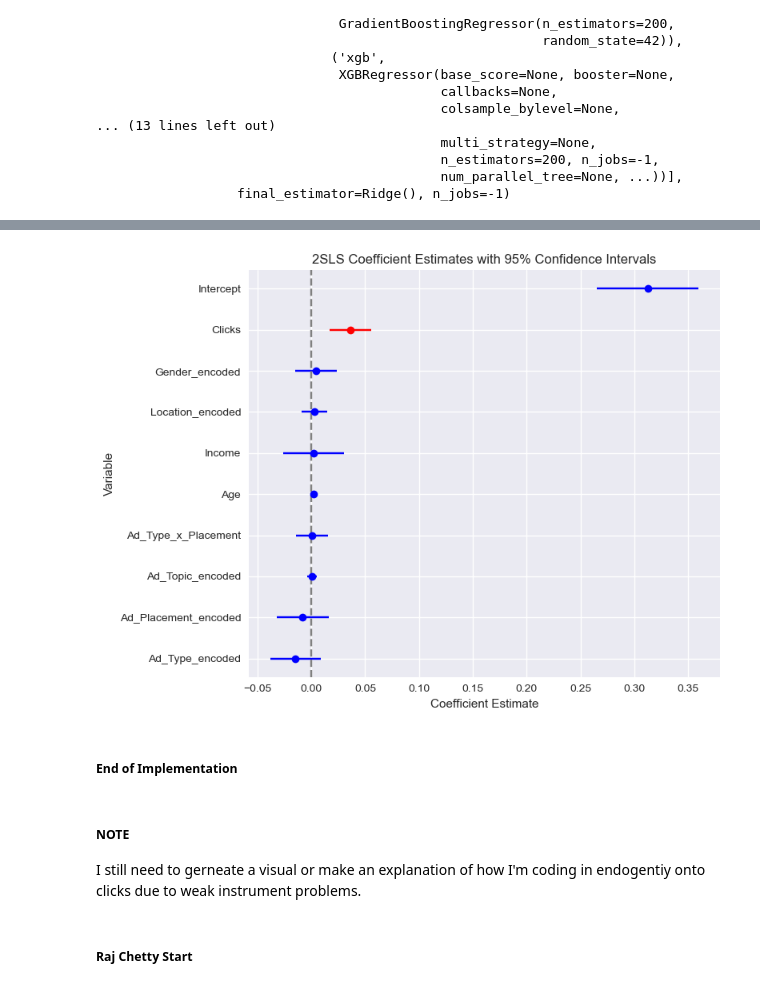
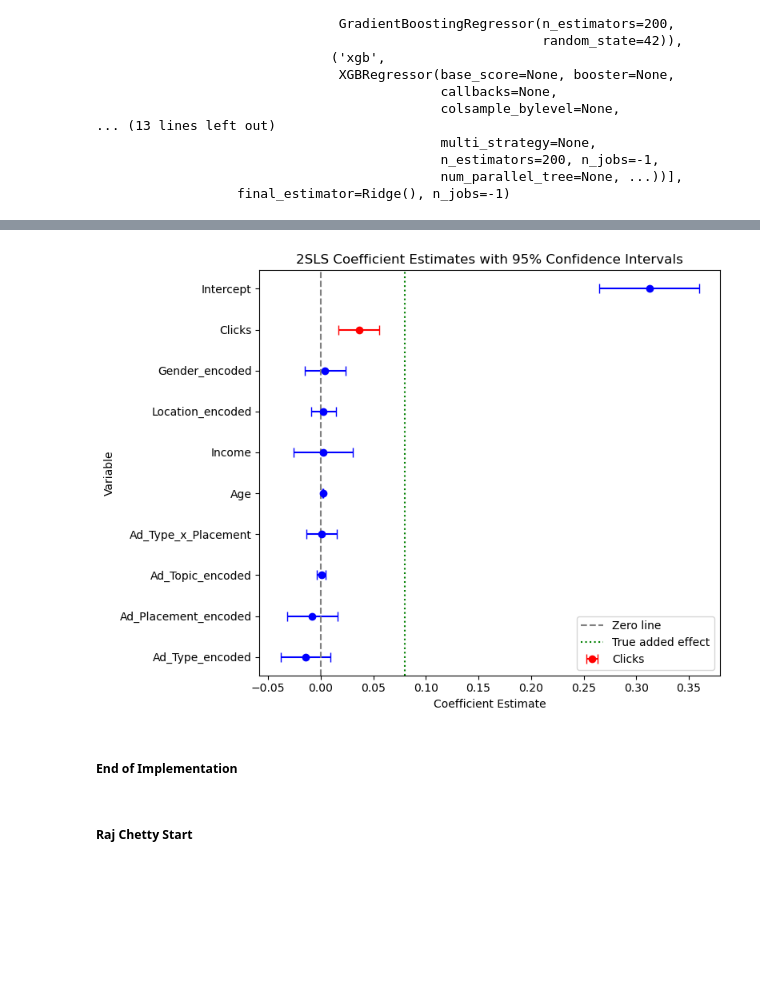
Before and after one commit to IanTaiAhn/econ6550, a Jupyter notebook: project/project_v3.ipynb, the cells around one changed output, grey strips where cells are left out. Cells and saved outputs as stored; diff of their text form; code cells hidden in the pictures; blank space fills up the shorter version.

```diff
--- a/project/project_v3.ipynb
+++ b/project/project_v3.ipynb
@@ -1635,9 +1569,6 @@ Df Residuals:                    4862   BIC:                            -1312.
 Notes:
 [1] Standard Errors are heteroscedasticity robust (HC1)
 # %%
-import pandas as pd
-import matplotlib.pyplot as plt
-
 # Extract coefficients and confidence intervals
 coef = results.params
 conf = results.conf_int()
@@ -1662,11 +1593,17 @@ for y, row in zip(y_positions, coef_df.itertuples()):
-        fmt='o', color=color, capsize=4
+        fmt='o', color=color, capsize=4,
+        label='Clicks' if row.Variable == 'Clicks' else None
     )
 
-plt.axvline(x=0, color='gray', linestyle='--')
+# Reference lines
+plt.axvline(x=0, color='gray', linestyle='--', label='Zero line')
+plt.axvline(x=0.08, color='green', linestyle=':', label='True added effect')
+
+# Labels and legend
 plt.yticks(y_positions, coef_df['Variable'])
 plt.title('OLS Coefficient Estimates with 95% Confidence Intervals')
 plt.xlabel('Coefficient Estimate')
 plt.ylabel('Variable')
+plt.legend(loc='lower right')
 plt.tight_layout()
 plt.show()
 # %% [output]
@@ -1713,9 +1650,6 @@ Instruments: Clicks_predicted
 Robust Covariance (Heteroskedastic)
 Debiased: False
 # %%
-import pandas as pd
-import matplotlib.pyplot as plt
-
 # Extract coefficients and confidence intervals
 coef = results.params
 conf = results.conf_int()
@@ -1740,20 +1674,23 @@ for y, row in zip(y_positions, coef_df.itertuples()):
-        fmt='o', color=color, capsize=4
+        fmt='o', color=color, capsize=4,
+        label='Clicks' if row.Variable == 'Clicks' else None
     )
 
-plt.axvline(x=0, color='gray', linestyle='--')
+# Reference lines
+plt.axvline(x=0, color='gray', linestyle='--', label='Zero line')
+plt.axvline(x=0.08, color='green', linestyle=':', label='True added effect')
+
+# Labels and legend
 plt.yticks(y_positions, coef_df['Variable'])
 plt.title('2SLS Coefficient Estimates with 95% Confidence Intervals')
 plt.xlabel('Coefficient Estimate')
 plt.ylabel('Variable')
+plt.legend(loc='lower right')
 plt.tight_layout()
 plt.show()
 # %% [output]
-[figure, old version]
+[figure, new version]
 # %% [markdown]
 ##### End of Implementation
-# %% [markdown]
-##### NOTE
-I still need to gerneate a visual or make an explanation of how I'm coding in endogentiy onto clicks due to weak instrument problems.
 # %% [markdown]
 ##### Raj Chetty Start
 # %%
```
Also changed, not shown: parts of 23 cells of this notebook, 2 other files.
